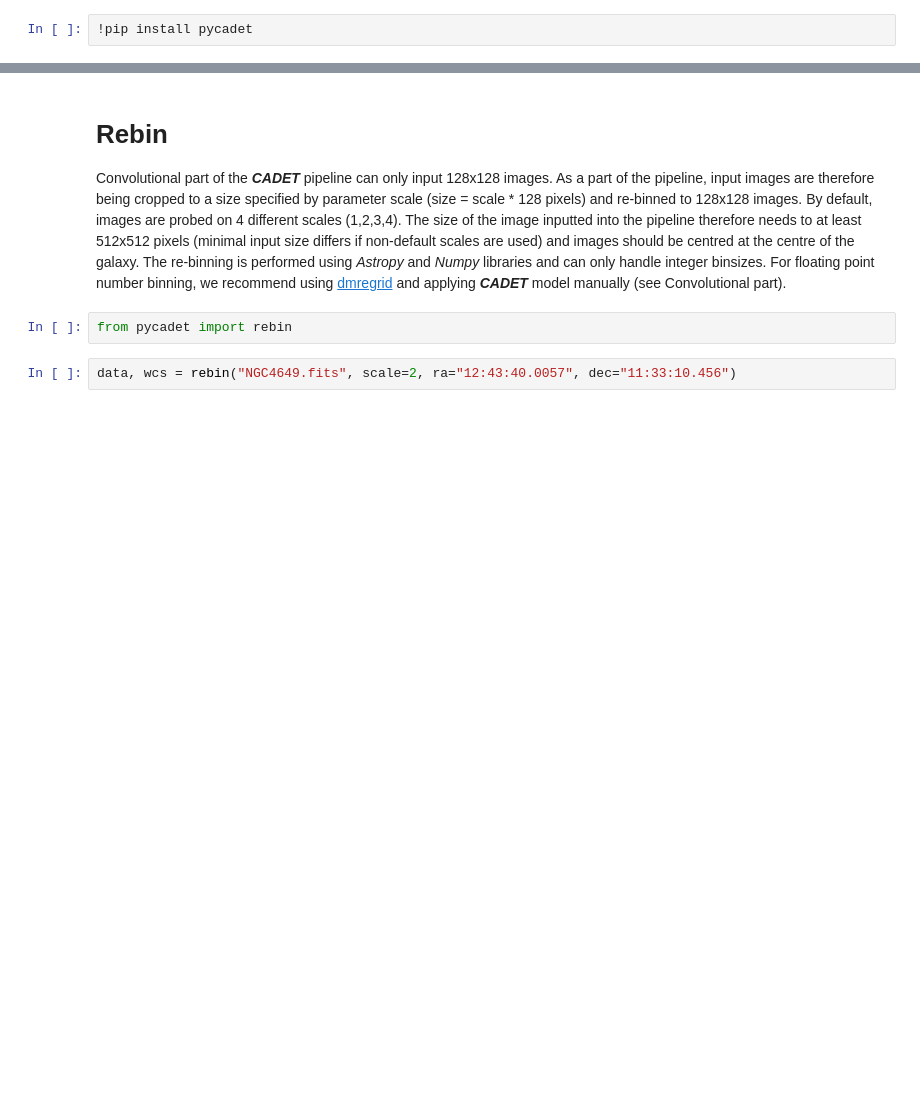
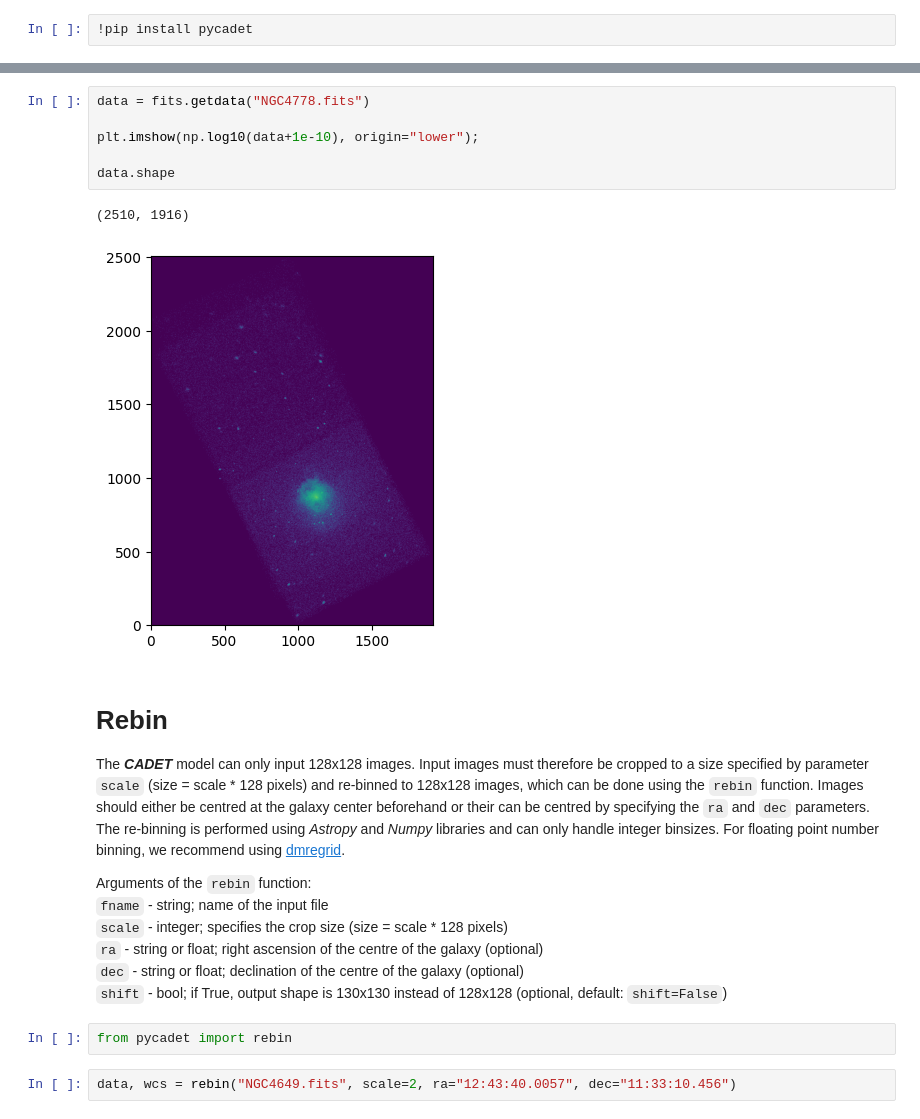
Before and after one commit to tomasplsek/CADET, a Jupyter notebook: example/CADET.ipynb, the cells around one changed output, grey strips where cells are left out. Cells and saved outputs as stored; diff of their text form; blank space fills up the shorter version.

```diff
--- a/example/CADET.ipynb
+++ b/example/CADET.ipynb
@@ -53,7 +62,23 @@ data.shape
+# %%
+data = fits.getdata("NGC4778.fits")
+
+plt.imshow(np.log10(data+1e-10), origin="lower");
+
+data.shape
+# %% [output]
+(2510, 1916)
+[figure, added]
 # %% [markdown]
 # **Rebin**
 
-Convolutional part of the ***CADET*** pipeline can only input 128x128 images. As a part of the pipeline, input images are therefore being cropped to a size specified by parameter scale (size = scale * 128 pixels) and re-binned to 128x128 images. By default, images are probed on 4 different scales (1,2,3,4). The size of the image inputted into the pipeline therefore needs to at least 512x512 pixels (minimal input size differs if non-default scales are used) and images should be centred at the centre of the galaxy. The re-binning is performed using *Astropy* and *Numpy* libraries and can only handle integer binsizes. For floating point number binning, we recommend using [dmregrid](https://cxc.cfa.harvard.edu/ciao/ahelp/dmregrid.html) and applying ***CADET*** model manually (see Convolutional part).
+The ***CADET*** model can only input 128x128 images. Input images must therefore be cropped to a size specified by parameter `scale` (size = scale * 128 pixels) and re-binned to 128x128 images, which can be done using the `rebin` function. Images should either be centred at the galaxy center beforehand or their can be centred by specifying the `ra` and `dec` parameters. The re-binning is performed using *Astropy* and *Numpy* libraries and can only handle integer binsizes. For floating point number binning, we recommend using [dmregrid](https://cxc.cfa.harvard.edu/ciao/ahelp/dmregrid.html).
+
+Arguments of the `rebin` function:\
+`fname` - string; name of the input file\
+`scale` - integer; specifies the crop size (size = scale * 128 pixels)\
+`ra` - string or float; right ascension of the centre of the galaxy (optional)\
+`dec` - string or float; declination of the centre of the galaxy (optional)\
+`shift` - bool; if True, output shape is 130x130 instead of 128x128 (optional, default: `shift=False`)
 # %%
 from pycadet import rebin
 # %%
```
Also changed, not shown: parts of 23 cells of this notebook, 59 other files.
